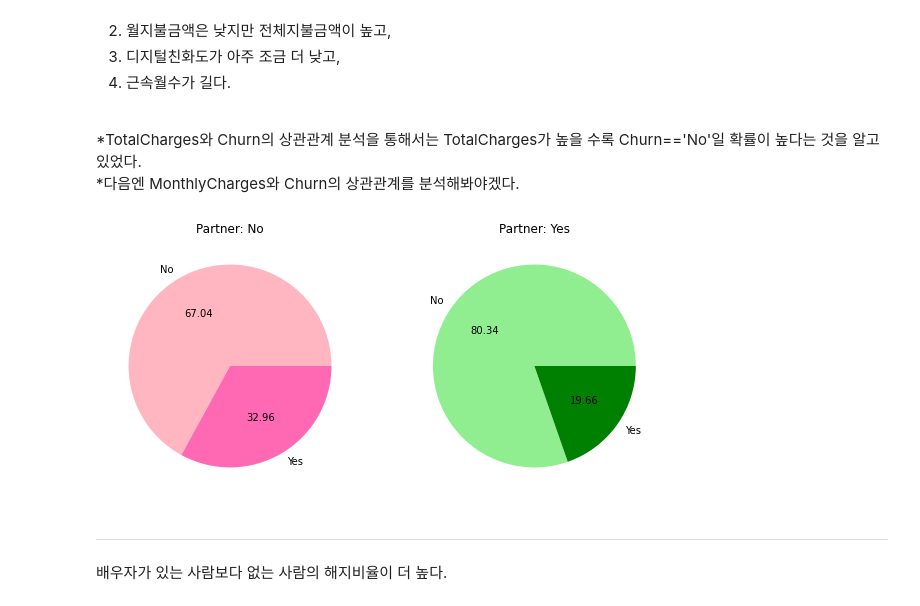
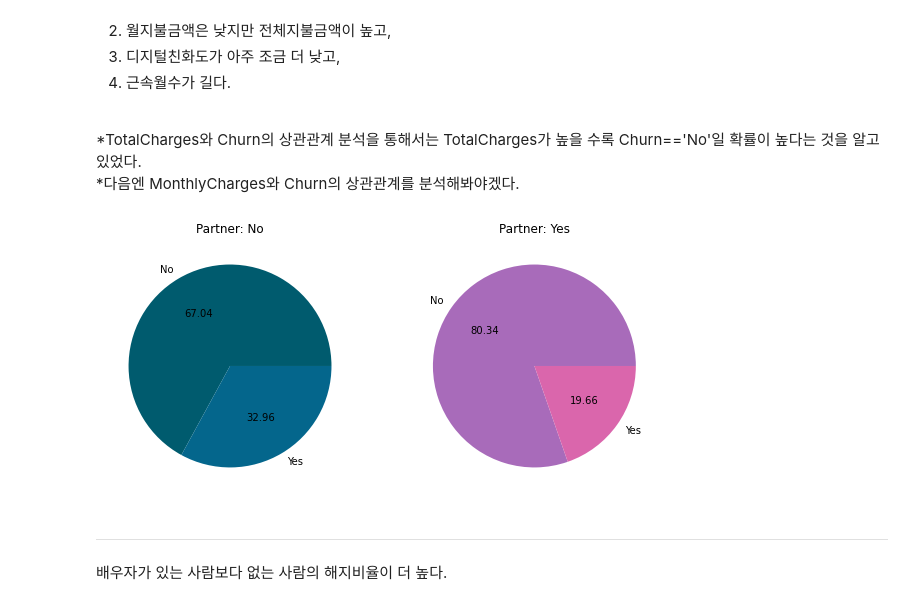
Before and after one commit to PingPingE/Kaggle-Telco_customer_churn, a Jupyter notebook: telco-customer-churn.ipynb, the cells around one changed output. Cells and saved outputs as stored; diff of their text form; code cells hidden in the pictures.

Commit message:
update model building and results visualization

```diff
--- a/telco-customer-churn.ipynb
+++ b/telco-customer-churn.ipynb
@@ -343,3 +370,9 @@ customerID를 제외한 모든 object타입을 적절한 타입으로 변환시
+# %%
+#시각화를 위한 color 딕셔너리
+color_dic = {0:['#005b6e','#04668c'],1:['#3c6ca7','#786eb7'],2:['#a86bba','#da66ac'],
+             3:['#ff6792','#aa6792'],4:['#d8e0bb','#b6cec7'],5:['#ff5050','#ffaa00'],
+            6:['#ff99ff','#ff6699',],7:['#e6f2ff','#99ccff'],8:['#ccccff','#cc99ff'],
+            9:['#ff9966', '#ff6600']}
 # %% [markdown]
 ## TotalCharges와 Churn의 상관관계는?
 # %%
@@ -413,17 +446,17 @@ plt.title("distribution of Contract")
 sns.distplot(main_df.Contract)
 
 plt.subplot(2,3,2)
-plt.title("Churn==Yes")
+plt.title("Churn")
 sns.violinplot(main_df.loc[main_df.Churn=='Yes'].Contract)
 
 plt.subplot(2,3,3)
-plt.title("Churn==No")
+plt.title("Non Churn")
 sns.violinplot(main_df.loc[main_df.Churn=='No'].Contract)
 
 for e,month in enumerate([1,12,24],4):
     plt.subplot(2,3,e)
     plt.title(f"Contract == {month}")
-    plt.pie(main_df.loc[main_df.Contract==month].Churn.value_counts(), autopct="%.2f", labels = main_df.loc[main_df.Contract==month].Churn.value_counts().keys())
+    plt.pie(main_df.loc[main_df.Contract==month].Churn.value_counts(), autopct="%.2f", labels = main_df.loc[main_df.Contract==month].Churn.value_counts().keys(), colors= color_dic[e])
 
 plt.show()
 # %% [output]
@@ -749,14 +794,14 @@ pd.pivot_table(main_df,index= ['Partner','Churn'])
 # %%
 plt.figure(figsize=(10,10))
 plt.subplot(1,2,1)
 plt.title("Partner: No")
-plt.pie(main_df.loc[main_df.Partner == 'No'].Churn.value_counts(),autopct = '%.2f',labels=main_df.loc[main_df.Partner == 'No'].Churn.value_counts().keys(),colors = ['lightpink','hotpink'])
+plt.pie(main_df.loc[main_df.Partner == 'No'].Churn.value_counts(),autopct = '%.2f',labels=main_df.loc[main_df.Partner == 'No'].Churn.value_counts().keys(),colors = color_dic[0])
 plt.subplot(1,2,2)
 plt.title("Partner: Yes")
-plt.pie(main_df.loc[main_df.Partner == 'Yes'].Churn.value_counts(),autopct = '%.2f',labels=main_df.loc[main_df.Partner == 'Yes'].Churn.value_counts().keys(),colors = ['lightgreen', 'green'])
+plt.pie(main_df.loc[main_df.Partner == 'Yes'].Churn.value_counts(),autopct = '%.2f',labels=main_df.loc[main_df.Partner == 'Yes'].Churn.value_counts().keys(),colors = color_dic[2])
 plt.show()
 # %% [output]
-[figure, old version]
+[figure, new version]
 # %% [markdown]
 --------------------------------
 배우자가 있는 사람보다 없는 사람의 해지비율이 더 높다.
```
Also changed, not shown: parts of 58 cells of this notebook.
